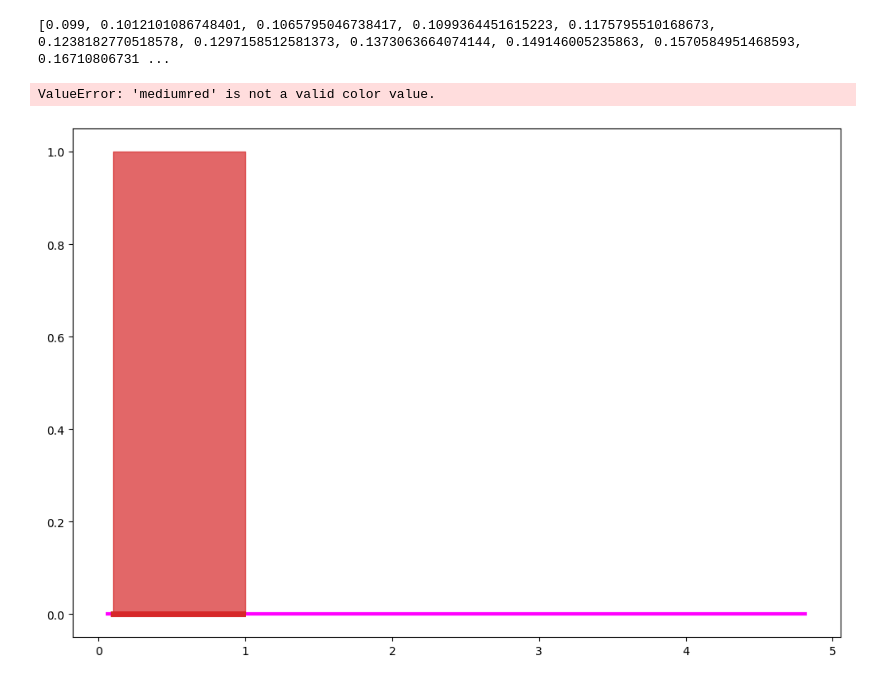
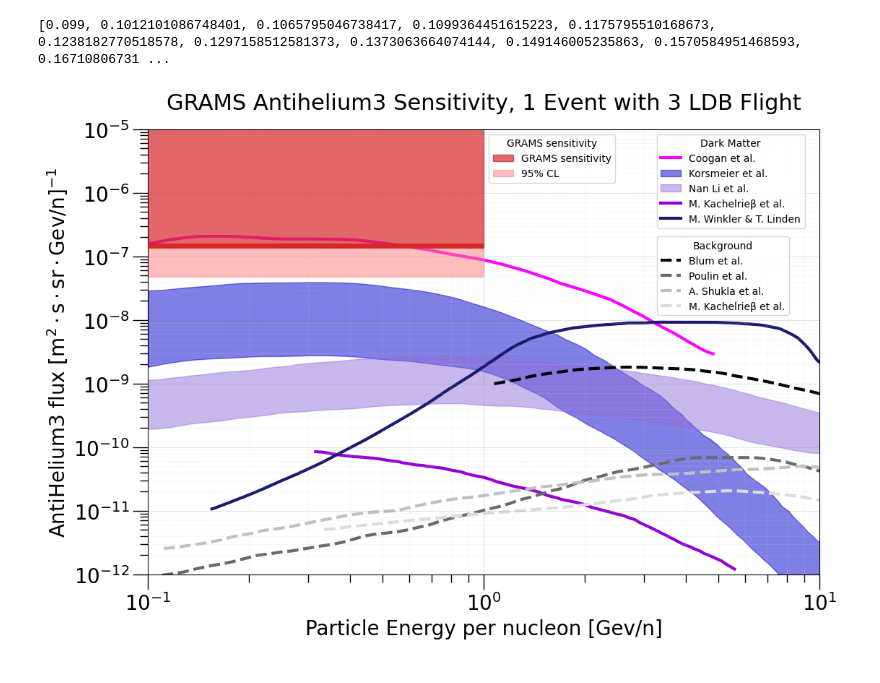
Before and after one commit to Eclipsedclaw/GRAMS, a Jupyter notebook: analysis/2023_Paper/flux_plot.ipynb, the cells around one changed output. Drawn from its saved outputs; the diff is of its cells as text; code cells hidden in the pictures.

```diff
--- a/analysis/2023_Paper/flux_plot.ipynb
+++ b/analysis/2023_Paper/flux_plot.ipynb
@@ -117,7 +125,9 @@ BKG_Poulin_x, BKG_Poulin_y = smooth_with_gaussian(BKG_Poulin_x, BKG_Poulin_y)
 BKG_A_Shukla_x, BKG_A_Shukla_y = smooth_with_gaussian(BKG_A_Shukla_x, BKG_A_Shukla_y)
 BKG_M_Kachelrie_background_x, BKG_M_Kachelrie_background_y = smooth_with_gaussian(BKG_M_Kachelrie_background_x, BKG_M_Kachelrie_background_y)
 # %%
+import matplotlib as mpl
 import matplotlib.pyplot as plt
+mpl.rcParams['mathtext.default'] = 'regular'
 import numpy as np
 
 GRAMS_antihelium3_x = np.linspace(0.1, 1, 100)
@@ -139,10 +149,10 @@ GRAMS2 = plt.fill_between(GRAMS_antihelium3_x, GRAMS_antihelium3_y, GRAMS_antihe
 
 # Dark Matter (DM)
 DM1, = plt.plot(DM_coogan_x, DM_coogan_y, label=f"Coogan et al.", linewidth=3, color="fuchsia", zorder=1)
-DM2 = plt.fill_between(DM_Korsmeier_upper_x, DM_Korsmeier_lower_y_interp, DM_Korsmeier_upper_y, color="mediumred", alpha=0.5, label="Korsmeier et al.", zorder=1)
+DM2 = plt.fill_between(DM_Korsmeier_upper_x, DM_Korsmeier_lower_y_interp, DM_Korsmeier_upper_y, color="mediumblue", alpha=0.5, label="Korsmeier et al.", zorder=1)
 DM3 = plt.fill_between(DM_Nan_Li_upper_x, DM_Nan_Li_lower_y_interp, DM_Nan_Li_upper_y, color="mediumpurple", alpha=0.5, label="Nan Li et al.", zorder=1)
 DM4, = plt.plot(DM_MKachelrieβ_x, DM_MKachelrieβ_y, label=f"M. Kachelrieβ et al.", linewidth=3, color="darkviolet", zorder=1)
-DM5, = plt.plot(DM_M_Winkler_x, DM_M_Winkler_y, label=f"M. Winkler & T. Linden", linewidth=3, color="midnightred", zorder=1)
+DM5, = plt.plot(DM_M_Winkler_x, DM_M_Winkler_y, label=f"M. Winkler & T. Linden", linewidth=3, color="midnightblue", zorder=1)
 
 # Background (BKG)
 BKG1, = plt.plot(BKG_Blum_x, BKG_Blum_y, linestyle='dashed', label=f"Blum et al.", linewidth=3, color="black", zorder=1)
@@ -159,35 +169,34 @@ plt.xlim(0.1, 10)  # Adjust the limits to match your data
 plt.ylim(1e-12, 1e-5)
 
 plt.title("GRAMS Antihelium3 Sensitivity, 1 Event with 3 LDB Flight", fontsize=22, pad=20)  # Increase font size for the title
 
 # Adjust tick font size
 plt.tick_params(axis='both', labelsize=20)  # Increase font size for axis ticks
 
 # Adjust tick parameters
 plt.gca().tick_params(axis='both', which='major', length=15, width=1)  # Major ticks
 plt.gca().tick_params(axis='both', which='minor', length=8, width=1)  # Minor ticks
 
 # Create separate legends for datasets and ranges using bbox_to_anchor to place them separately
 first_legend = plt.legend(handles=[GRAMS1, GRAMS2], loc='upper left', title="GRAMS sensitivity", bbox_to_anchor=(0.5, 1), fontsize=10)
 second_legend = plt.legend(handles=[DM1, DM2, DM3, DM4, DM5], loc='upper left', title="Dark Matter", bbox_to_anchor=(0.75, 1), fontsize=10)
 third_legend = plt.legend(handles=[BKG1, BKG2, BKG3, BKG4], loc='upper left', title="Background", bbox_to_anchor=(0.75, 0.77), fontsize=10)
 
 # Add the legends to the plot
 plt.gca().add_artist(first_legend)
 plt.gca().add_artist(second_legend)
 
 # Enable minor ticks
 plt.minorticks_on()
 
 # Add finer gridlines
 plt.grid(which="major", linestyle='-', linewidth=0.8, color='gray', alpha = 0.2)  # Major gridlines
 plt.grid(which="minor", linestyle='--', linewidth=0.5, color='lightgray', alpha = 0.3)  # Minor gridlines
 
 # Show the plot
 plt.show()
 # %% [output]
-ValueError: 'mediumred' is not a valid color value.
-[figure, old version]
+[figure, new version]
 # %%
 import matplotlib.pyplot as plt
 import numpy as np
```
Also changed, not shown: parts of 4 cells of this notebook, 4 other files.
